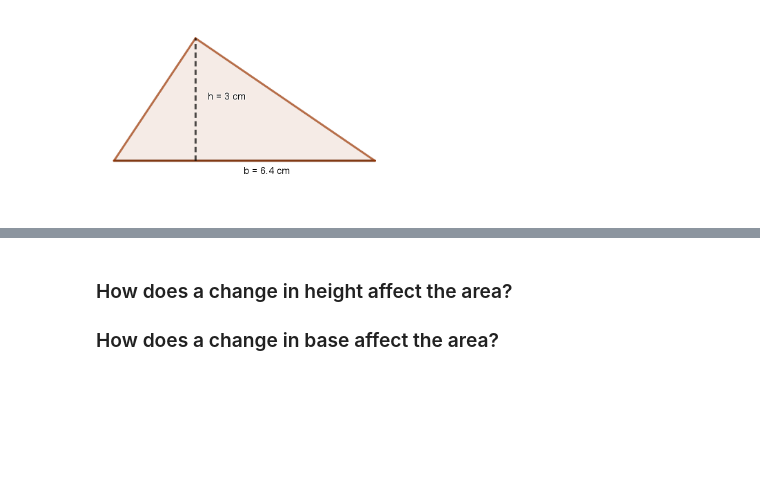
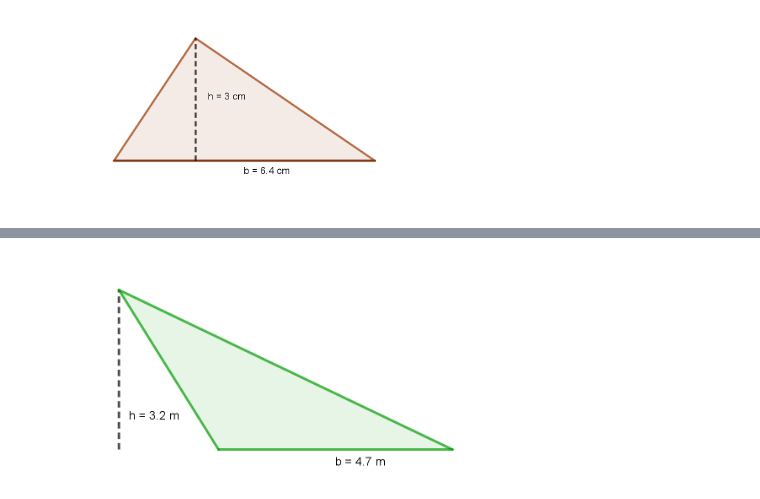
Before and after one commit to ULeth-Math-CS/Callysto, a Jupyter notebook: Nicole/Triangle_Area.ipynb, the cells around one changed output, grey strips where cells are left out. Cells and saved outputs as stored; diff of their text form; code cells hidden in the pictures; blank space fills up the shorter version.

Commit message:
Add Area notebooks

```diff
--- a/Nicole/Triangle_Area.ipynb
+++ b/Nicole/Triangle_Area.ipynb
@@ -133,7 +186,7 @@ ans2.observe(check, 'value')
 # %% [output]
 What is the area of this triangle?
 [interactive output not drawn]
-# %% [markdown]
-### How does a change in height affect the area?
-
-### How does a change in base affect the area?
+# %%
+Image('TriFiles/TriEx3.png',width=400,height=500)
+# %% [output]
+[figure, added]
```
Also changed, not shown: parts of 21 cells of this notebook, 12 other files.
